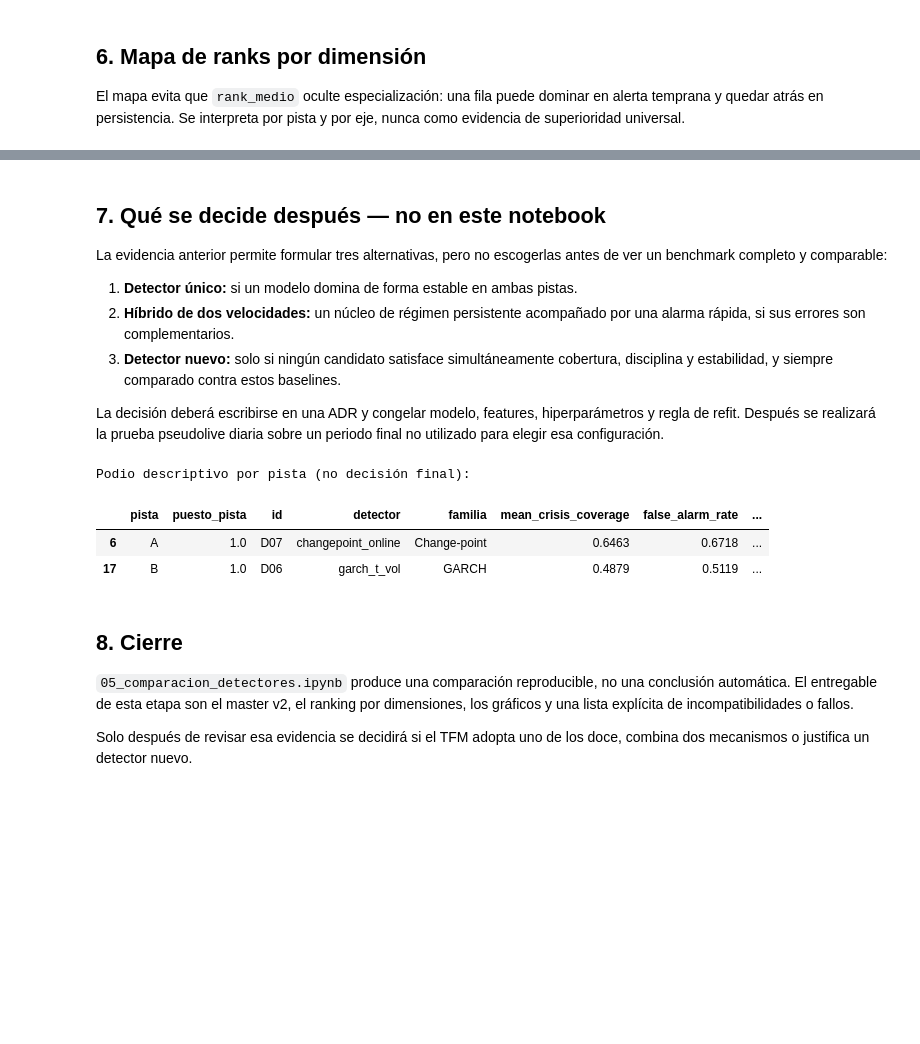
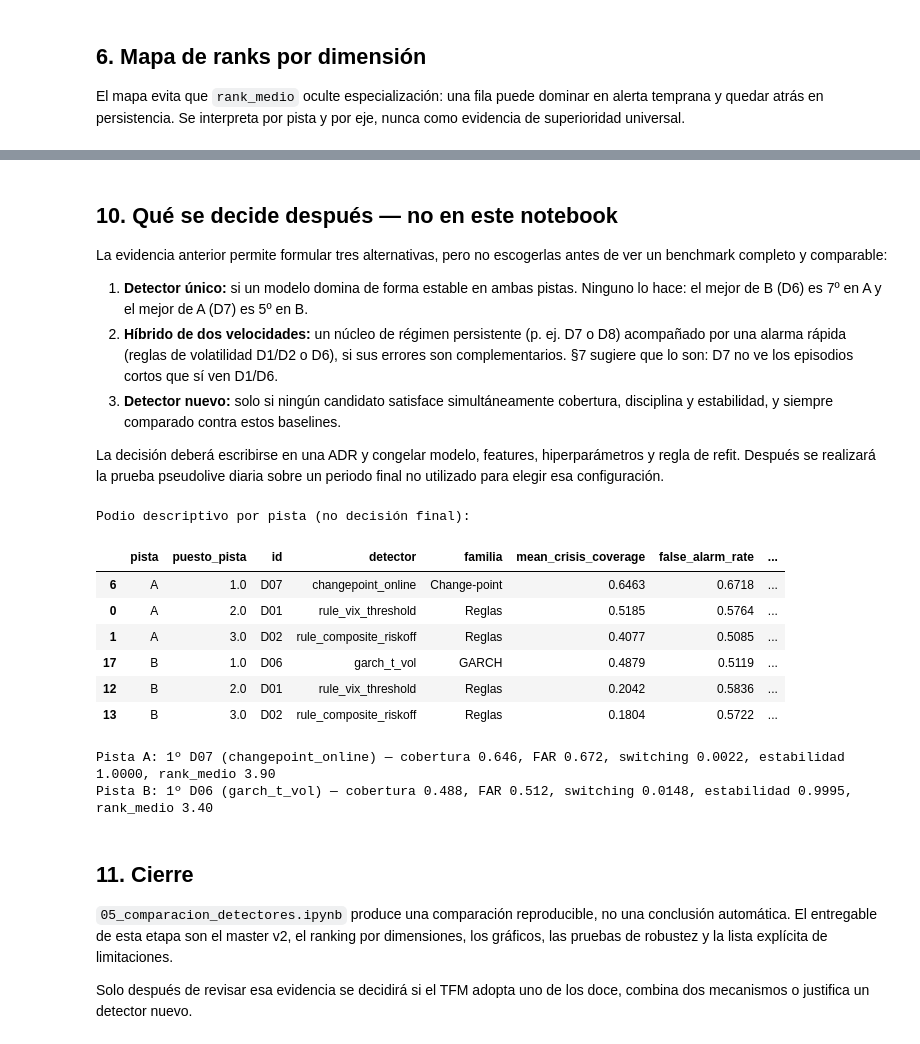
Before and after one commit to Romequinco/PRUEBAS_DETECCION_REGIMENES_DE_MERCADO_TFM, a Jupyter notebook: notebooks/05_comparacion_detectores.ipynb, the cells around one changed output, grey strips where cells are left out. Cells and saved outputs as stored; diff of their text form; code cells hidden in the pictures; blank space fills up the shorter version.

```diff
--- a/notebooks/05_comparacion_detectores.ipynb
+++ b/notebooks/05_comparacion_detectores.ipynb
@@ -81,21 +128,21 @@ if HAY_RESULTADOS:
         detectores=('id', 'nunique'),
         inicios_oos=('oos_start', 'nunique'),
         finales_oos=('oos_end', 'nunique'),
+        longitudes_oos=('n_oos', 'nunique'),
         train_configs=('train_days', 'nunique'),
     )
     display(checks)
     print('Duplicados pista/id:', duplicates)
     COMPARABLE = bool(
         duplicates == 0
-        and (checks['inicios_oos'] == 1).all()
-        and (checks['finales_oos'] == 1).all()
-        and (checks['train_configs'] == 1).all()
+        and (checks[['inicios_oos', 'finales_oos', 'longitudes_oos', 'train_configs']] == 1).all().all()
     )
     print('Gate de comparabilidad:', 'OK' if COMPARABLE else 'FALLA')
+    print('Trazabilidad CSV↔manifiesto:', 'OK' if TRAZABLE else 'FALLA')
 else:
     COMPARABLE = False
 
-LISTO_COMPARAR = bool(BENCHMARK_COMPLETO and COMPARABLE)
+LISTO_COMPARAR = bool(BENCHMARK_COMPLETO and COMPARABLE and TRAZABLE)
 if HAY_RESULTADOS and not BENCHMARK_COMPLETO:
     print('Comparación final bloqueada: faltan detectores; termina primero el notebook 04.')
 # %% [output]
@@ -233,0 +514,28 @@ if LISTO_COMPARAR:
+# %%
+if LISTO_COMPARAR:
+    base = comparison[['pista', 'id', *AXES]]
+    variantes = {'oficial': rank_axes(base, list(AXES))}
+    for metric in AXES:
+        variantes[f'sin_{metric}'] = rank_axes(base, [m for m in AXES if m != metric])
+    variantes['solo_cobertura+FAR'] = rank_axes(base, ['mean_crisis_coverage', 'false_alarm_rate'])
+    sens_ejes = pd.DataFrame(variantes)
+    sens_ejes['puesto_min'] = sens_ejes.min(axis=1)
+    sens_ejes['puesto_max'] = sens_ejes.max(axis=1)
+    display(sens_ejes.sort_values(['pista', 'oficial']).astype(int))
+
+    loco = {}
+    for t in ['A', 'B']:
+        part = metrics[metrics.pista == t]
+        crisis_cols = [c for c in part if c.startswith('cov_') and not c.endswith(('_lo', '_hi'))
+                       and part[c].notna().any()]
+        for c in crisis_cols:
+            alt = metrics.copy()
+            alt.loc[alt.pista == t, c] = np.nan
+            r = bm.rank_within_track(alt)
+            loco[(t, c)] = r[r.pista == t].set_index('id')['puesto_pista']
+    loco_tab = pd.DataFrame({t: pd.concat([loco[k] for k in loco if k[0] == t], axis=1)
+                             .agg(['min', 'max'], axis=1).apply(lambda s: f"{int(s['min'])}–{int(s['max'])}", axis=1)
+                             for t in ['A', 'B']})
+    loco_tab.index.name = 'id'
+    print('Rango de puestos al quitar una crisis cada vez (leave-one-crisis-out):')
+    display(loco_tab)
@@ -234,12 +623,15 @@ if LISTO_COMPARAR:
 # %% [markdown]
-## 7. Qué se decide después — no en este notebook
+## 10. Qué se decide después — no en este notebook
 
 La evidencia anterior permite formular tres alternativas, pero no escogerlas antes
 de ver un benchmark completo y comparable:
 
-1. **Detector único:** si un modelo domina de forma estable en ambas pistas.
-2. **Híbrido de dos velocidades:** un núcleo de régimen persistente acompañado por
-   una alarma rápida, si sus errores son complementarios.
+1. **Detector único:** si un modelo domina de forma estable en ambas pistas. Ninguno lo
+   hace: el mejor de B (D6) es 7º en A y el mejor de A (D7) es 5º en B.
+2. **Híbrido de dos velocidades:** un núcleo de régimen persistente (p. ej. D7 o D8)
+   acompañado por una alarma rápida (reglas de volatilidad D1/D2 o D6), si sus errores
+   son complementarios. §7 sugiere que lo son: D7 no ve los episodios cortos que sí ven
+   D1/D6.
 3. **Detector nuevo:** solo si ningún candidato satisface simultáneamente cobertura,
    disciplina y estabilidad, y siempre comparado contra estos baselines.
 
@@ -248,23 +640,34 @@ y regla de refit. Después se realizará la prueba pseudolive diaria sobre un pe
 final no utilizado para elegir esa configuración.
 # %%
 if LISTO_COMPARAR:
-    podium = comparison.loc[comparison.groupby('pista')['puesto_pista'].transform('min')
-                            == comparison['puesto_pista'], scorecard_cols]
+    podium = comparison.loc[comparison['puesto_pista'] <= 3, scorecard_cols]
     print('Podio descriptivo por pista (no decisión final):')
     display(podium.round(4))
+    for t in ['A', 'B']:
+        top = comparison[(comparison.pista == t) & (comparison.puesto_pista == 1)].iloc[0]
+        print(f"Pista {t}: 1º {top.id} ({top.detector}) — cobertura {top.mean_crisis_coverage:.3f}, "
+              f"FAR {top.false_alarm_rate:.3f}, switching {top.switching_rate:.4f}, "
+              f"estabilidad {top.label_stability:.4f}, rank_medio {top.rank_medio:.2f}")
 else:
     print('Pendiente: completar y validar 04_benchmark_detectores.ipynb.')
 # %% [output]
 Podio descriptivo por pista (no decisión final):
 |  | pista | puesto_pista | id | detector | familia | mean_crisis_coverage | false_alarm_rate | ... |
 | 6 | A | 1.0 | D07 | changepoint_online | Change-point | 0.6463 | 0.6718 | ... |
+| 0 | A | 2.0 | D01 | rule_vix_threshold | Reglas | 0.5185 | 0.5764 | ... |
+| 1 | A | 3.0 | D02 | rule_composite_riskoff | Reglas | 0.4077 | 0.5085 | ... |
 | 17 | B | 1.0 | D06 | garch_t_vol | GARCH | 0.4879 | 0.5119 | ... |
+| 12 | B | 2.0 | D01 | rule_vix_threshold | Reglas | 0.2042 | 0.5836 | ... |
+| 13 | B | 3.0 | D02 | rule_composite_riskoff | Reglas | 0.1804 | 0.5722 | ... |
+Pista A: 1º D07 (changepoint_online) — cobertura 0.646, FAR 0.672, switching 0.0022, estabilidad 1.0000, rank_medio 3.90
+Pista B: 1º D06 (garch_t_vol) — cobertura 0.488, FAR 0.512, switching 0.0148, estabilidad 0.9995, rank_medio 3.40
 # %% [markdown]
-## 8. Cierre
+## 11. Cierre
 
 `05_comparacion_detectores.ipynb` produce una comparación reproducible, no una
 conclusión automática. El entregable de esta etapa son el master v2, el ranking por
-dimensiones, los gráficos y una lista explícita de incompatibilidades o fallos.
+dimensiones, los gráficos, las pruebas de robustez y la lista explícita de
+limitaciones.
 
 Solo después de revisar esa evidencia se decidirá si el TFM adopta uno de los doce,
 combina dos mecanismos o justifica un detector nuevo.
```
Also changed, not shown: parts of 27 cells of this notebook, 5 other files.
